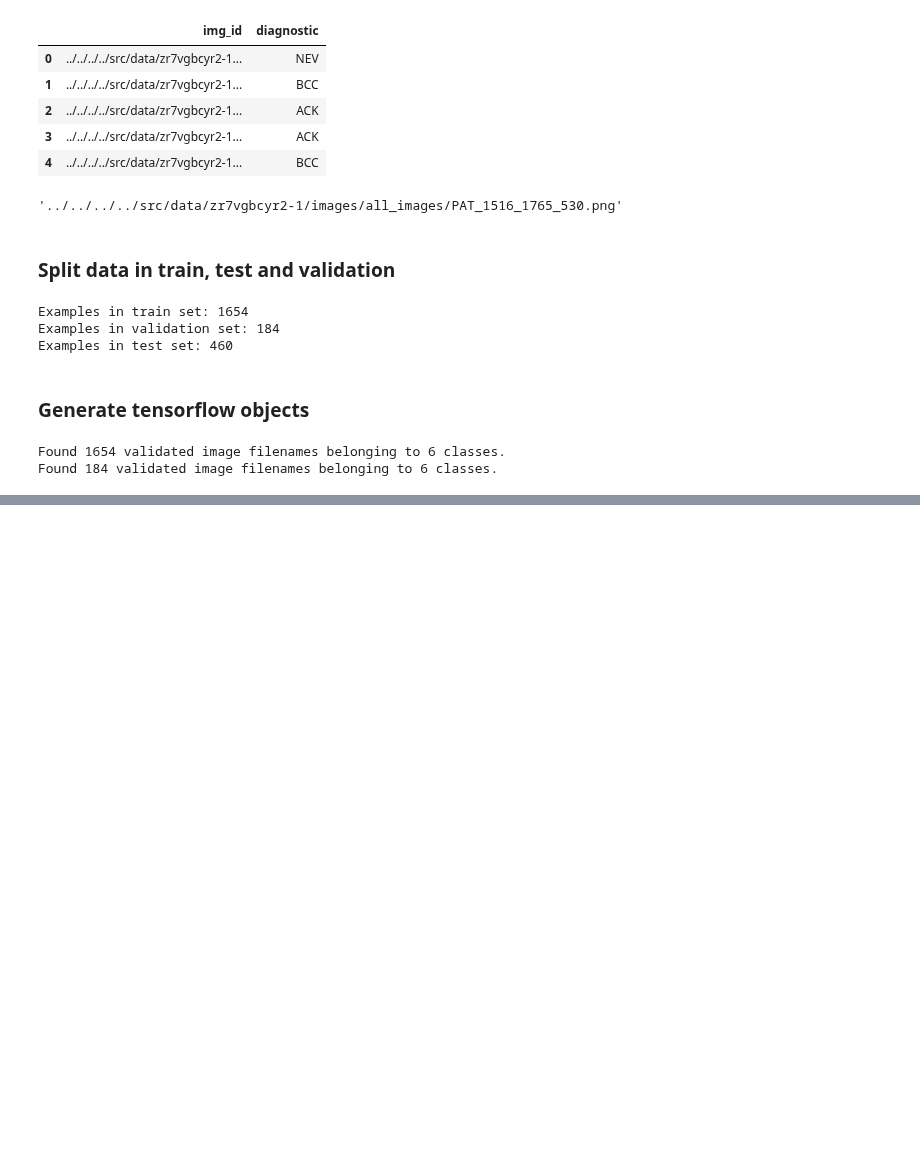
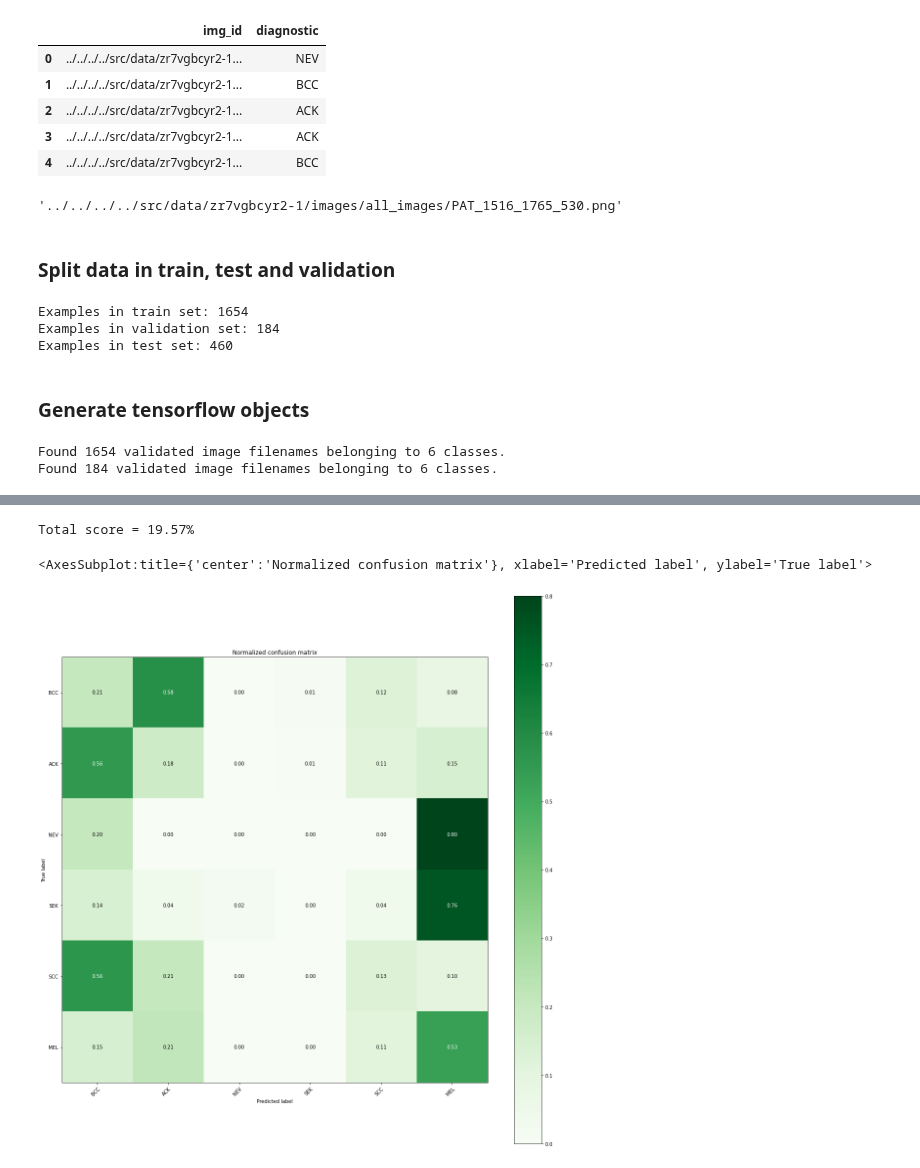
Before and after one commit to CEDipEngineering/ComputerAidedSkinCancerIdentificationAndDiagnosis, a Jupyter notebook: experiments/fernando/transfer-learning/test01/test01.ipynb, the cells around one changed output, grey strips where cells are left out. Saved outputs shown, nothing was run; the diff lists cells and outputs as text; code cells hidden in the pictures; blank space fills up the shorter version.

Commit message:
feat: adding prediction with transfer learning

```diff
--- a/experiments/fernando/transfer-learning/test01/test01.ipynb
+++ b/experiments/fernando/transfer-learning/test01/test01.ipynb
@@ -119,0 +206,24 @@ Found 184 validated image filenames belonging to 6 classes.
+# %%
+'''best_model_checkpoint = ModelCheckpoint(
+    filepath= "/home/fernandofincatti/Documents/insper/pfe/ComputerAidedSkinCancerIdentificationAndDiagnosis/experiments/fernando/transfer-learning/test01/model",
+    monitor='acc',
+    save_best_only= True,
+    save_weights_only = True
+)'''
+best_model_checkpoint = EarlyStopping(
+    monitor='val_loss',
+    mode='min',
+    verbose=1,
+    patience=10,
+    restore_best_weights=True
+)
+# %%
+#model = keras.models.load_model('/home/fernandofincatti/Documents/insper/pfe/ComputerAidedSkinCancerIdentificationAndDiagnosis/experiments/fernando/transfer-learning/test01/model')
+
+training_history = model.fit(
+    x = train_data_generator,
+    epochs = EPOCHS,
+    validation_data = validation_data_generator,
+    callbacks=[best_model_checkpoint]
+)
+model.save(filepath="/home/fernandofincatti/Documents/insper/pfe/ComputerAidedSkinCancerIdentificationAndDiagnosis/experiments/fernando/transfer-learning/test01/model")
@@ -119,0 +234,4 @@ Found 184 validated image filenames belonging to 6 classes.
+# %%
+stratified_test_set["prediction"] = stratified_test_set.apply(
+    lambda data: predict_image(model, data["img_id"]), axis=1
+)
@@ -119,0 +256,4 @@ Found 184 validated image filenames belonging to 6 classes.
+# %%
+stratified_test_set["prediciton_to_categorical"] = stratified_test_set["prediction"].apply(
+    lambda data: probability_to_categorical(data, class_names)
+)
@@ -119,0 +276,19 @@ Found 184 validated image filenames belonging to 6 classes.
+# %%
+hit = np.where(
+    stratified_test_set['diagnostic']==stratified_test_set['prediciton_to_categorical'],
+    1,
+    0).sum()
+print("Total score = {0}%".format(
+    round(hit*100/stratified_test_set.shape[0], 2)
+))
+# %% [output]
+Total score = 19.57%
+# %%
+plot_confusion_matrix(
+    stratified_test_set["diagnostic"],
+    stratified_test_set["prediciton_to_categorical"],
+    class_names
+    )
+# %% [output]
+<AxesSubplot:title={'center':'Normalized confusion matrix'}, xlabel='Predicted label', ylabel='True label'>
+[figure, added]
```
Also changed, not shown: parts of 20 cells of this notebook, 7 other files.
